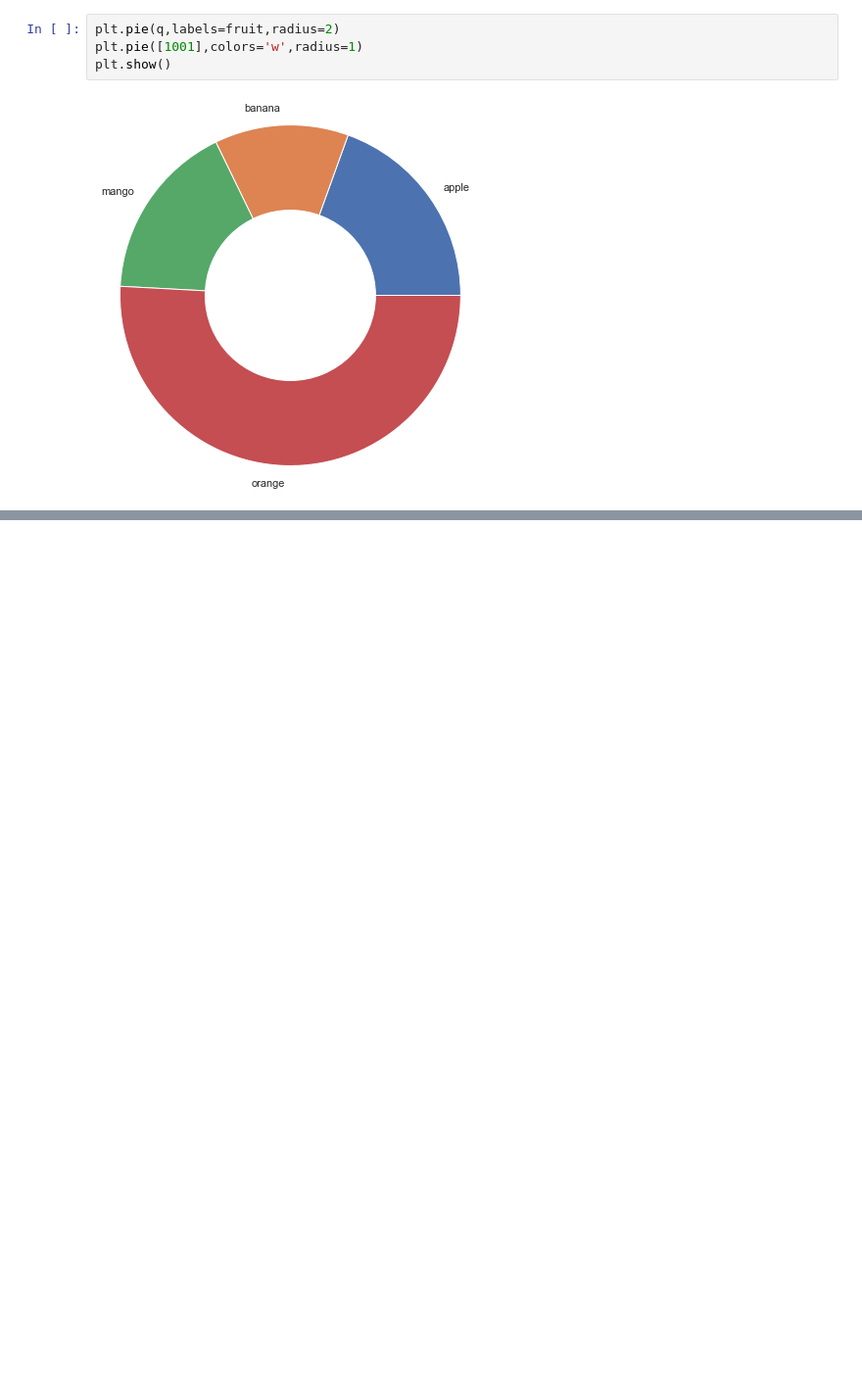
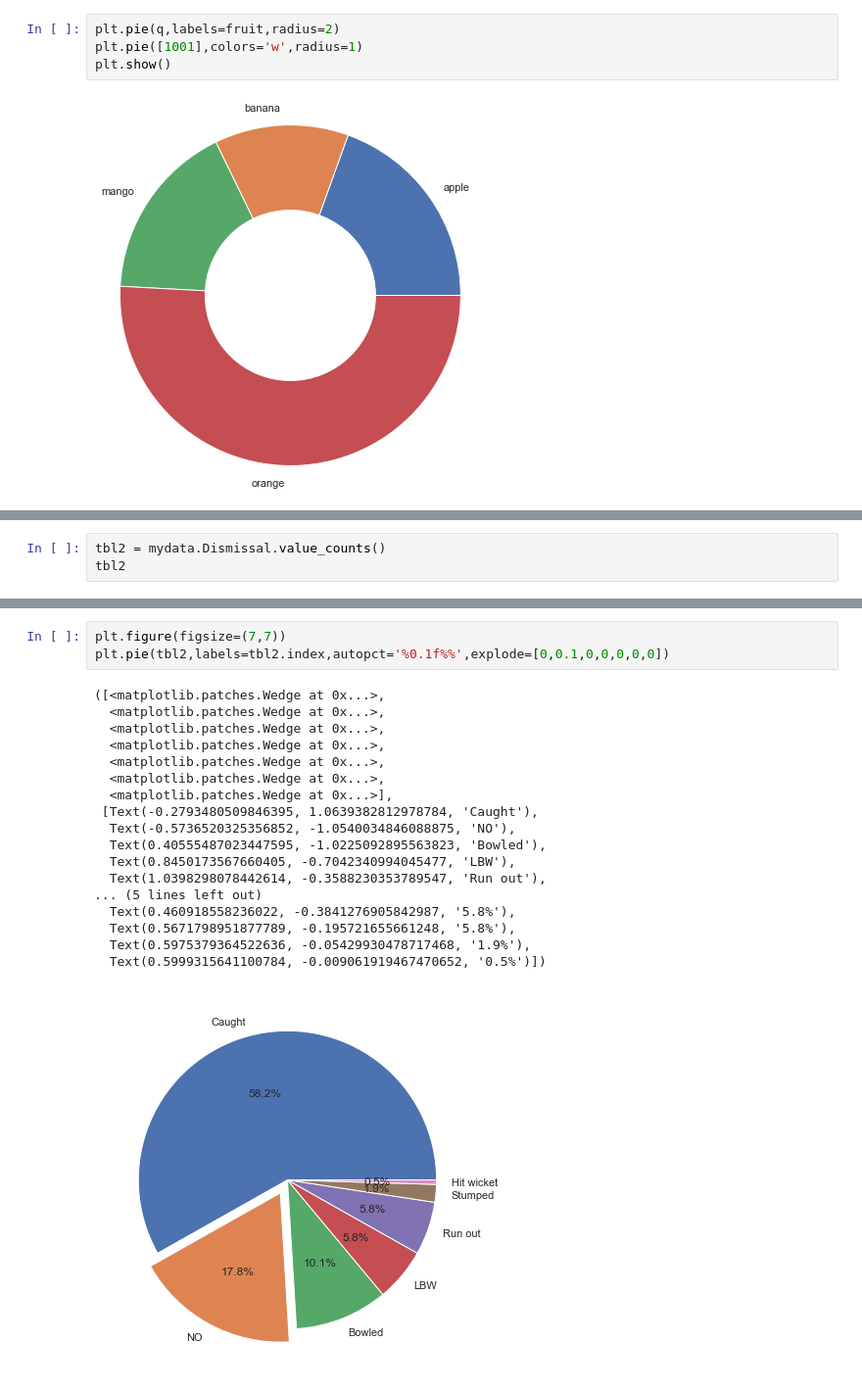
Before and after one commit to RAJAT199292/DataScienceVisualization, a Jupyter notebook: visualization.ipynb, the cells around one changed output, grey strips where cells are left out. Shown at 98% size. Drawn from its saved outputs; the diff is of its cells as text; blank space fills up the shorter version.

```diff
--- a/visualization.ipynb
+++ b/visualization.ipynb
@@ -299,0 +399,3 @@ plt.show()
+# %%
+tbl2 = mydata.Dismissal.value_counts()
+tbl2
@@ -299,0 +411,22 @@ plt.show()
+# %%
+plt.figure(figsize=(7,7))
+plt.pie(tbl2,labels=tbl2.index,autopct='%0.1f%%',explode=[0,0.1,0,0,0,0,0])
+# %% [output]
+([<matplotlib.patches.Wedge at 0x...>,
+  <matplotlib.patches.Wedge at 0x...>,
+  <matplotlib.patches.Wedge at 0x...>,
+  <matplotlib.patches.Wedge at 0x...>,
+  <matplotlib.patches.Wedge at 0x...>,
+  <matplotlib.patches.Wedge at 0x...>,
+  <matplotlib.patches.Wedge at 0x...>],
+ [Text(-0.2793480509846395, 1.0639382812978784, 'Caught'),
+  Text(-0.5736520325356852, -1.0540034846088875, 'NO'),
+  Text(0.40555487023447595, -1.0225092895563823, 'Bowled'),
+  Text(0.8450173567660405, -0.7042340994045477, 'LBW'),
+  Text(1.0398298078442614, -0.3588230353789547, 'Run out'),
+... (5 lines left out)
+  Text(0.460918558236022, -0.3841276905842987, '5.8%'),
+  Text(0.5671798951877789, -0.195721655661248, '5.8%'),
+  Text(0.5975379364522636, -0.05429930478717468, '1.9%'),
+  Text(0.5999315641100784, -0.009061919467470652, '0.5%')])
+[figure, added]
```
Also changed, not shown: parts of 41 cells of this notebook.
